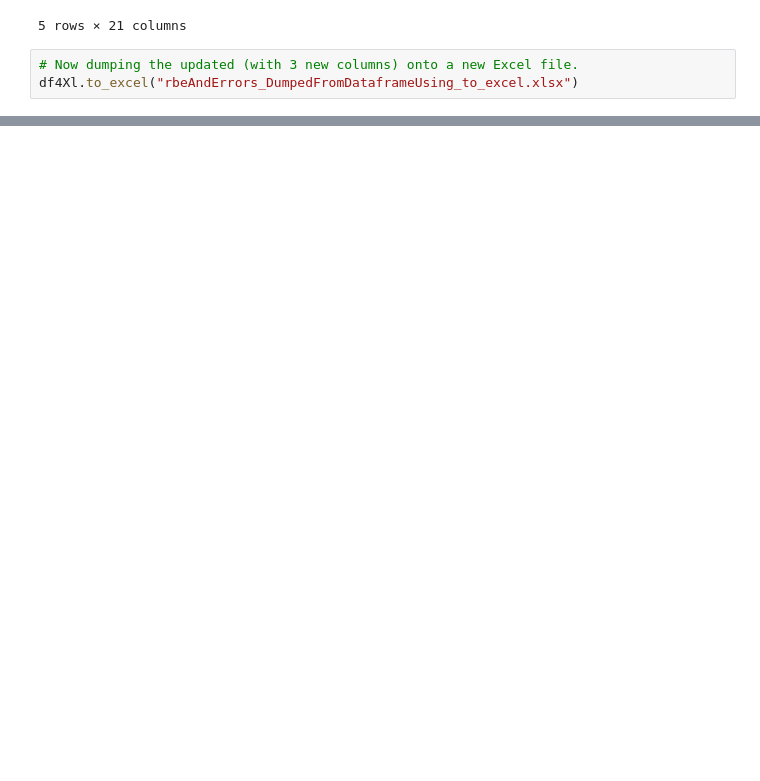
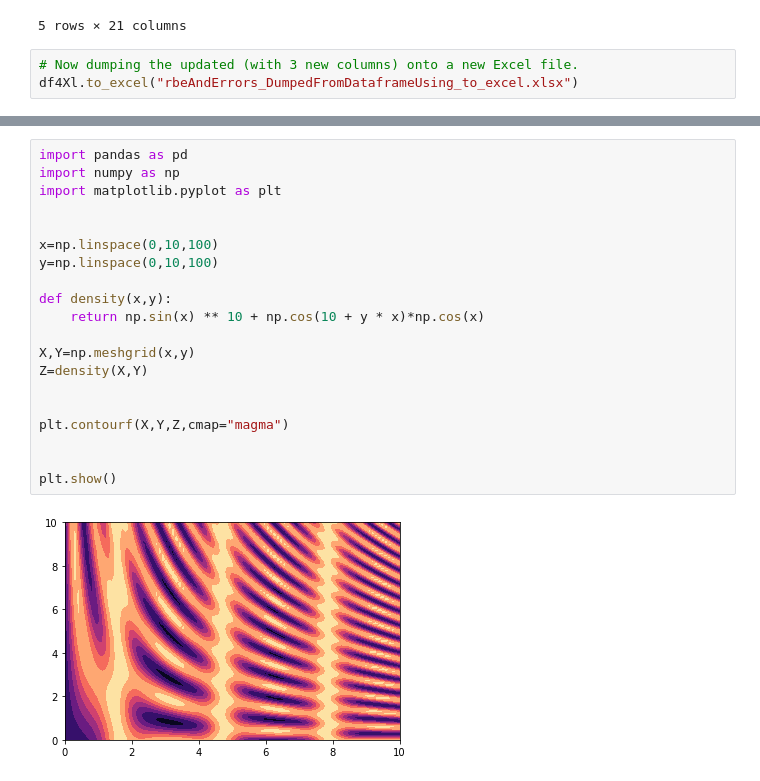
Before and after one commit to KPAdhikari/PythonStuff, a Jupyter notebook: IPython_Jupyter_Notebooks/my_Pandas_PythonNotesHowTos.ipynb, the cells around one changed output, grey strips where cells are left out. Cells and saved outputs as stored; diff of their text form; blank space fills up the shorter version.

```diff
--- a/IPython_Jupyter_Notebooks/my_Pandas_PythonNotesHowTos.ipynb
+++ b/IPython_Jupyter_Notebooks/my_Pandas_PythonNotesHowTos.ipynb
@@ -520,0 +808,22 @@ df4Xl.to_excel("rbeAndErrors_DumpedFromDataframeUsing_to_excel.xlsx")
+# %%
+import pandas as pd
+import numpy as np
+import matplotlib.pyplot as plt
+
+
+x=np.linspace(0,10,100)
+y=np.linspace(0,10,100)
+
+def density(x,y):
+    return np.sin(x) ** 10 + np.cos(10 + y * x)*np.cos(x)
+
+X,Y=np.meshgrid(x,y)
+Z=density(X,Y)
+
+
+plt.contourf(X,Y,Z,cmap="magma")
+
+
+plt.show()
+# %% [output]
+[figure, added]
```
Also changed, not shown: parts of 46 cells of this notebook, 9 other files.
